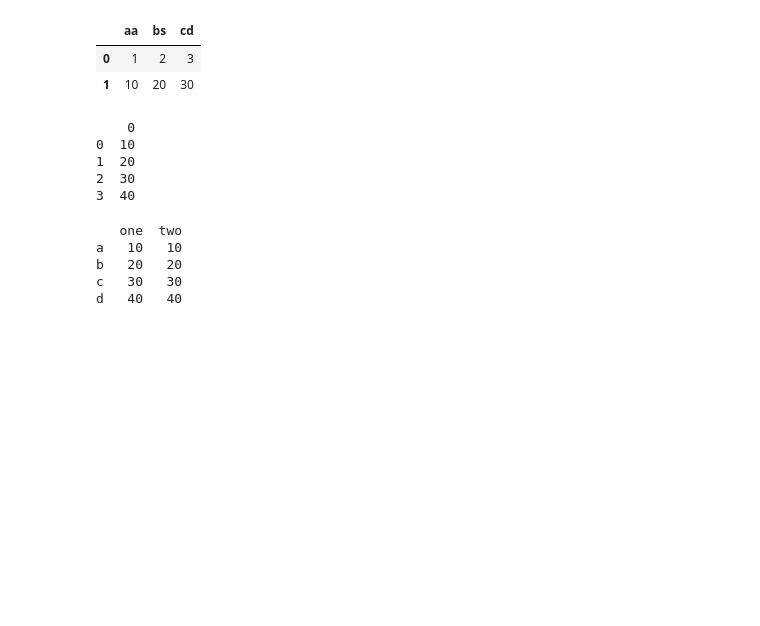
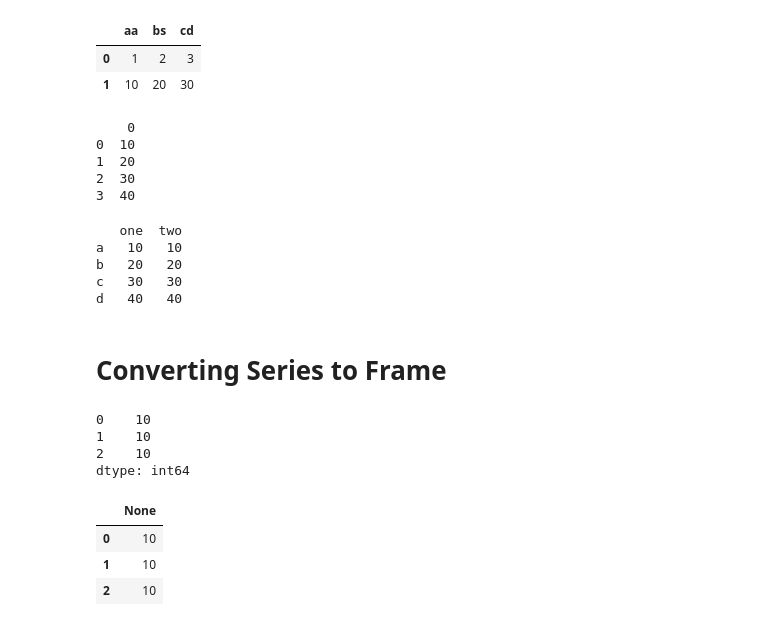
Before and after one commit to CoderTag/DataScience, a Jupyter notebook: PandasTutorial/Session 1 - Dataframe.ipynb, the cells around one changed output. Saved outputs shown, nothing was run; the diff lists cells and outputs as text; code cells hidden in the pictures; blank space fills up the shorter version.

```diff
--- a/PandasTutorial/Session 1 - Dataframe.ipynb
+++ b/PandasTutorial/Session 1 - Dataframe.ipynb
@@ -332,3 +332,22 @@ a   10   10
 b   20   20
 c   30   30
 d   40   40
+# %% [markdown]
+# Converting Series to Frame
+# %%
+# converting Series to frame
+ser2 = pd.Series(10, index=[0, 1, 2])
+print(ser2)
+daf = ser2.to_frame(name=None)
+# %% [output]
+0    10
+1    10
+2    10
+dtype: int64
+# %%
+daf
+# %% [output]
+|  | None |
+| 0 | 10 |
+| 1 | 10 |
+| 2 | 10 |
```
